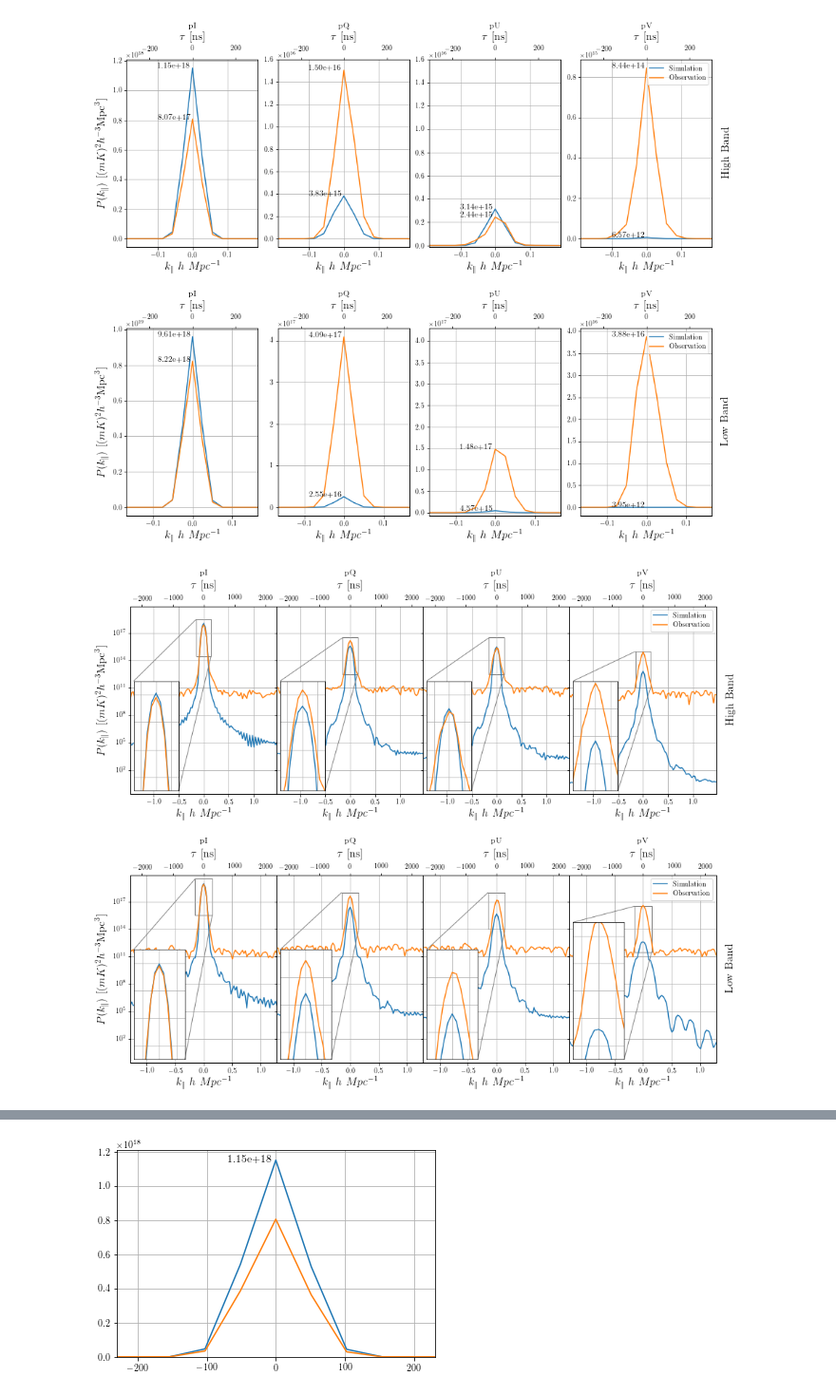
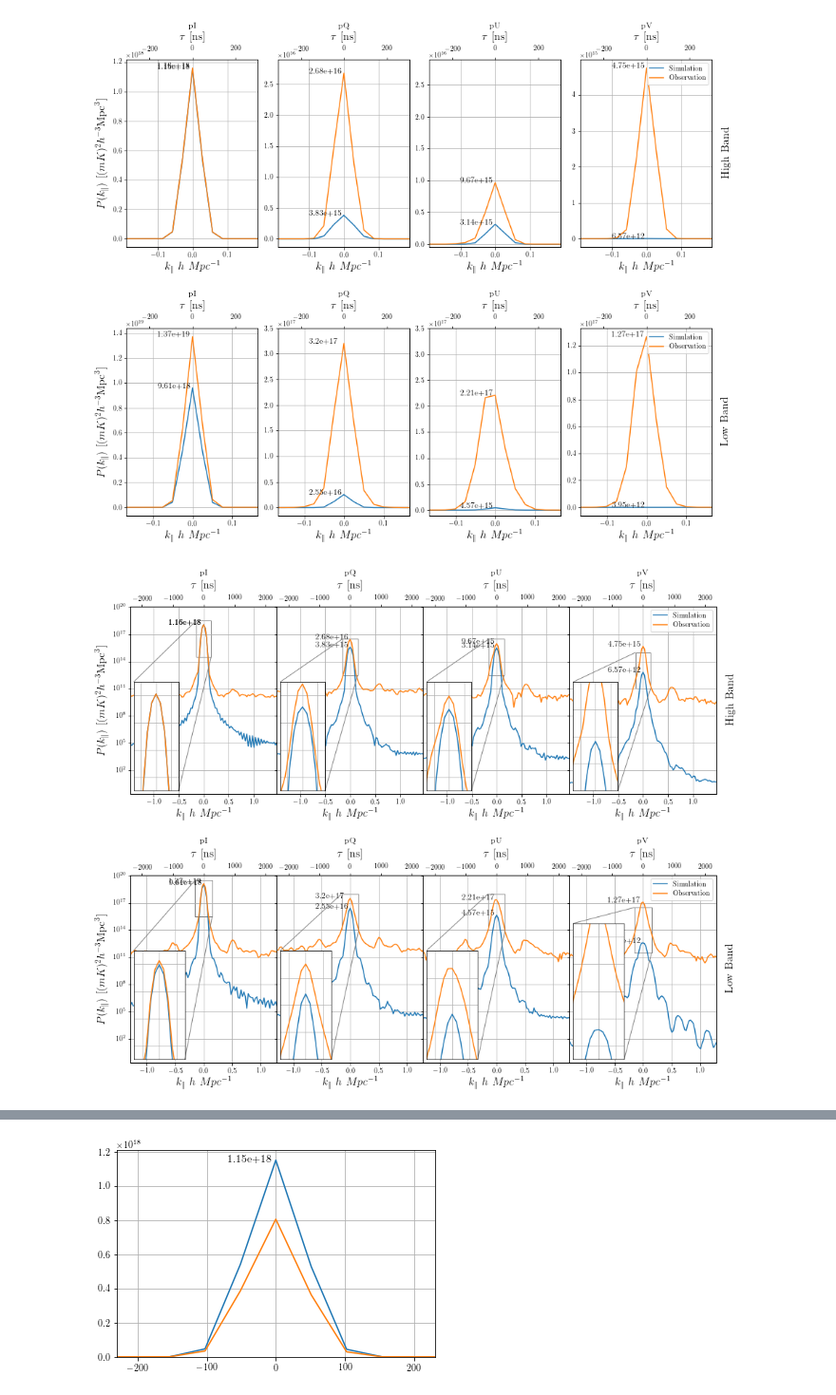
Before and after one commit to UPennEoR/kohn18_analysis, a Jupyter notebook: FigurePlotting/plot_real_sim_compare.ipynb, the cells around one changed output, grey strips where cells are left out. Shown: that part at 95% size. Saved outputs shown, nothing was run; the diff lists cells and outputs as text; code cells hidden in the pictures.

Commit message:
fixed typo in plot_real_sim_compare, pointed it to the averaged data

```diff
--- a/FigurePlotting/plot_real_sim_compare.ipynb
+++ b/FigurePlotting/plot_real_sim_compare.ipynb
@@ -14,15 +14,15 @@ simpathhigh = '/lustre/aoc/projects/hera/pchichur/HERA19/Simulation2/LSThrs_10.5
 simpathlow = '/lustre/aoc/projects/hera/pchichur/HERA19/Simulation2/LSThrs_10.5_23.0/FREQrng_150_350/'
 savepath = '/lustre/aoc/projects/hera/pchichur/HERA19/final_paper_plots_redone/'
 
-rI = 'zen.2457548.16700_66112.pI.HH.uvcRPCS.uvh5.UVP'
-rQ = 'zen.2457548.16700_66112.pQ.HH.uvcRPCS.uvh5.UVP'
-rU = 'zen.2457548.16700_66112.pU.HH.uvcRPCS.uvh5.UVP'
-rV = 'zen.2457548.16700_66112.pV.HH.uvcRPCS.uvh5.UVP'
+rI = 'zen.2457548.16700_66112.pI.HH.uvcRPCS.uvh5.UVPavg'
+rQ = 'zen.2457548.16700_66112.pQ.HH.uvcRPCS.uvh5.UVPavg'
+rU = 'zen.2457548.16700_66112.pU.HH.uvcRPCS.uvh5.UVPavg'
+rV = 'zen.2457548.16700_66112.pV.HH.uvcRPCS.uvh5.UVPavg'
 
-sI = 'zen.2457755.58922_11048.pI.HH.uvCP.uvh5.UVP'
-sQ = 'zen.2457755.58922_11048.pQ.HH.uvCP.uvh5.UVP'
-sU = 'zen.2457755.58922_11048.pU.HH.uvCP.uvh5.UVP'
-sV = 'zen.2457755.58922_11048.pV.HH.uvCP.uvh5.UVP'
+sI = 'zen.2457755.58922_11048.pI.HH.uvCP.uvh5.UVPavg'
+sQ = 'zen.2457755.58922_11048.pQ.HH.uvCP.uvh5.UVPavg'
+sU = 'zen.2457755.58922_11048.pU.HH.uvCP.uvh5.UVPavg'
+sV = 'zen.2457755.58922_11048.pV.HH.uvCP.uvh5.UVPavg'
 
 realhigh = [realpathhigh + rI, realpathhigh + rQ, realpathhigh + rU, realpathhigh + rV]
 reallow = [realpathlow + rI, realpathlow + rQ, realpathlow + rU, realpathlow + rV]
@@ -44,7 +44,7 @@ y2s[-1][-1] = 10**16.5
 #real = [[realpathhigh+rI],[realpathlow+rI]]
 #sim = [[simpathhigh+sI],[simpathlow+sI]]
 # %%
-def plot(real, sim, highlow, y1s, y2s, log, inset, QUmax=None):
+def plot(real, sim, highlow, y1s, y2s, log, inset, QUmax=[None,None]):
 
     plotted_real_data = []
     plotted_sim_data = []
@@ -64,12 +64,11 @@ def plot(real, sim, highlow, y1s, y2s, log, inset, QUmax=None):
             uvp_sim = hera_pspec.UVPSpec()
             uvp_sim.read_hdf5(simuvp)
             blp_grps_sim, lens, angs, tags = hera_pspec.utils.get_blvec_reds(uvp_sim, bl_error_tol=1.0, match_bl_lens=True)
-            uvp_sim.average_spectra(time_avg=True,blpair_groups=[blp_grps_sim[0]])
             bl_sim = blp_grps_sim[0][0]
+
             uvp_real = hera_pspec.UVPSpec()
             uvp_real.read_hdf5(realuvp)
-            blp_grps_real, lens, angs, tags = hera_pspec.utils.get_blvec_reds(uvp_sim, bl_error_tol=1.0, match_bl_lens=True)
-            uvp_real.average_spectra(time_avg=True,blpair_groups=[blp_grps_real[0]],inplace=True)
+            blp_grps_real, lens, angs, tags = hera_pspec.utils.get_blvec_reds(uvp_real, bl_error_tol=1.0, match_bl_lens=True)
             bl_real = blp_grps_real[0][0]
 
             sim_data = np.squeeze(uvp_sim.get_data((0, bl_sim, pol)))
@@ -82,7 +81,7 @@ def plot(real, sim, highlow, y1s, y2s, log, inset, QUmax=None):
             hera_pspec.plot.delay_spectrum(uvp_real, [bl_real], 0, pol, legend=False, ax=ax, delay=False,component='abs', logscale=log)
 
             if not log:
-                if (pol=='pQ' or pol=='pU') and log==False and QUmax is not None:
+                if (pol=='pQ' or pol=='pU') and log==False and QUmaxval is not None:
                     ax.set_ylim(top=QUmaxval, bottom=None)
                 #ax.set_ylim(bottom=-.1)
 
@@ -140,13 +139,13 @@ def plot(real, sim, highlow, y1s, y2s, log, inset, QUmax=None):
             ax.set_title(pol, pad=45)
     return fig, axes, plotted_sim_data, plotted_real_data, delays, uvp_real.get_kparas(0)
 # %%
-f, a, plotted_sim_data, plotted_real_data, delays, kparas  = plot(real, sim, highlow, y1s, y2s, log=False, inset=False, QUmax=[1.6*10**16, 4.3*10**17])
+f, a, plotted_sim_data, plotted_real_data, delays, kparas  = plot(real, sim, highlow, y1s, y2s, log=False, inset=False, QUmax=[2.9*10**16, 3.5*10**17])
 f.savefig(savepath + 'ps_peak_zoom.pdf', bbox_inches='tight')
 # %% [output]
-[figure, old version]
+[figure, new version]
 # %%
-f, a = plot(real, sim, highlow, y1s, y2s, log=True, inset=True)
+f, a, plotted_sim_data, plotted_real_data, delays, kparas = plot(real, sim, highlow, y1s, y2s, log=True, inset=True)
 f.savefig(savepath + 'real_sim_compare.pdf', bbox_inches='tight')
 # %% [output]
-[figure, old version]
+[figure, new version]
 # %%
```
Also changed, not shown: parts of 1 cell of this notebook.
